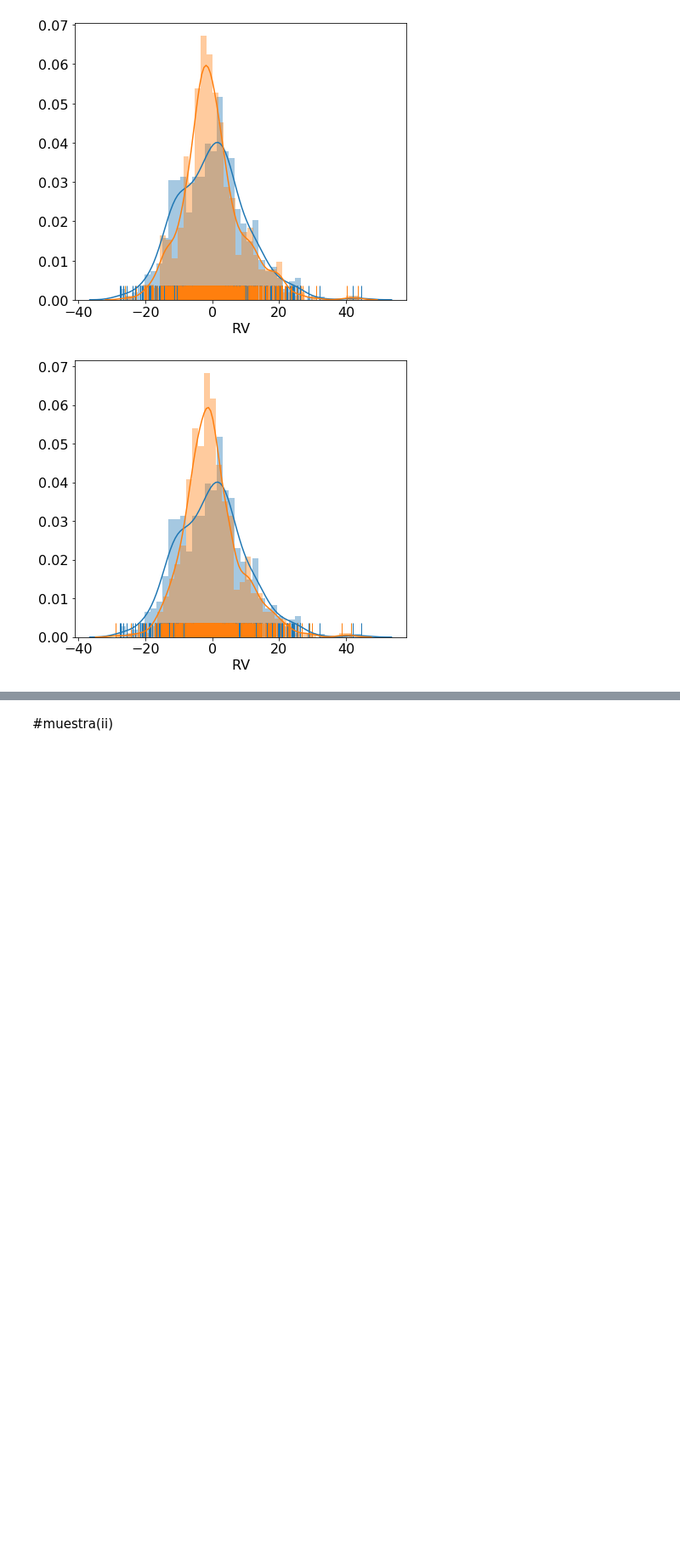
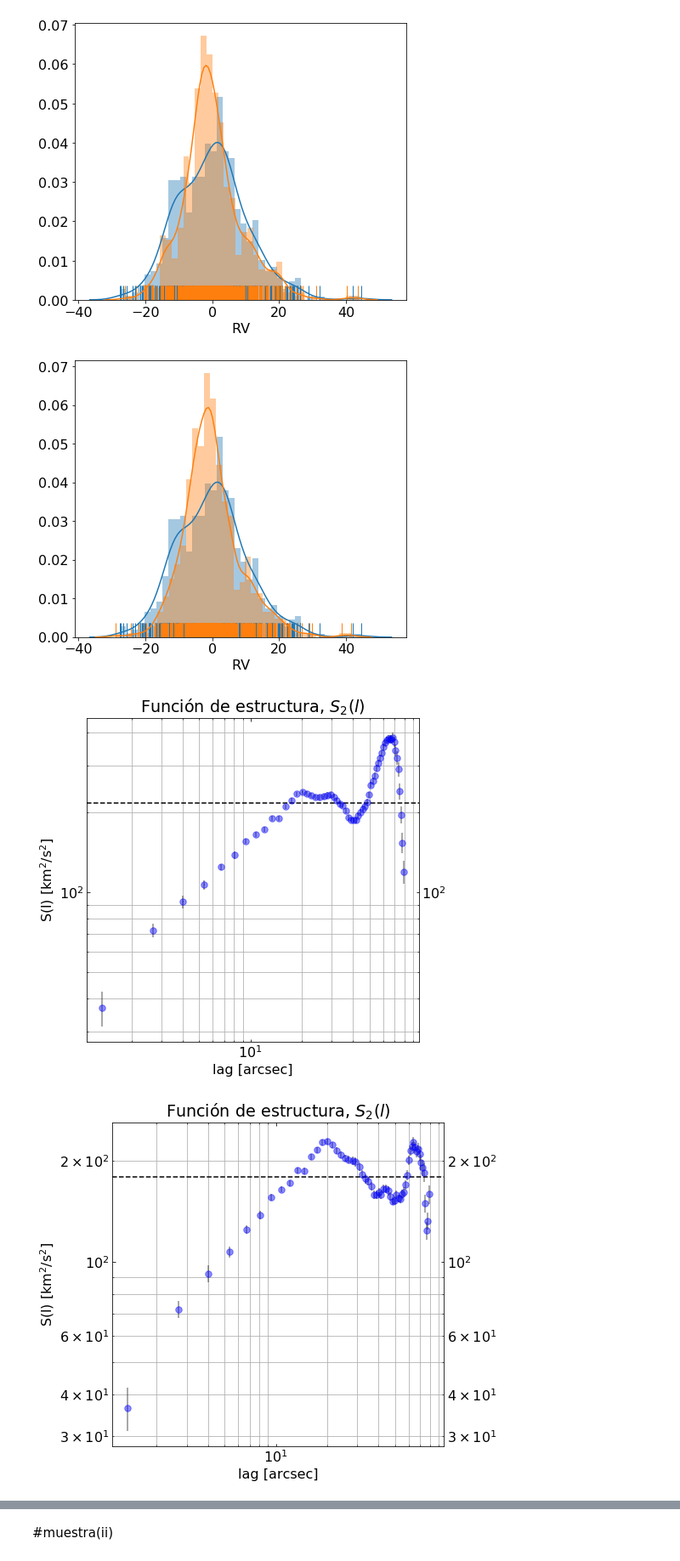
Before and after one commit to will-henney/JavGVastro-PhD, a Jupyter notebook: X.ipynb, the cells around one changed output, grey strips where cells are left out. Shown at 85% size. Drawn from its saved outputs; the diff is of its cells as text; code cells hidden in the pictures; blank space fills up the shorter version.

```diff
--- a/X.ipynb
+++ b/X.ipynb
@@ -258,0 +250,10 @@ for i in range(n):
+# %%
+XY0=sosf(XY[0])
+XY1=sosf(XY[1])
+XY2=sosf(XY[2])
+XY3=sosf(XY[3])
+XY4=sosf(XY[4])
+XY5=sosf(XY[5])
+# %% [output]
+[figure, added]
+[figure, added]
```
Also changed, not shown: parts of 3 cells of this notebook.
